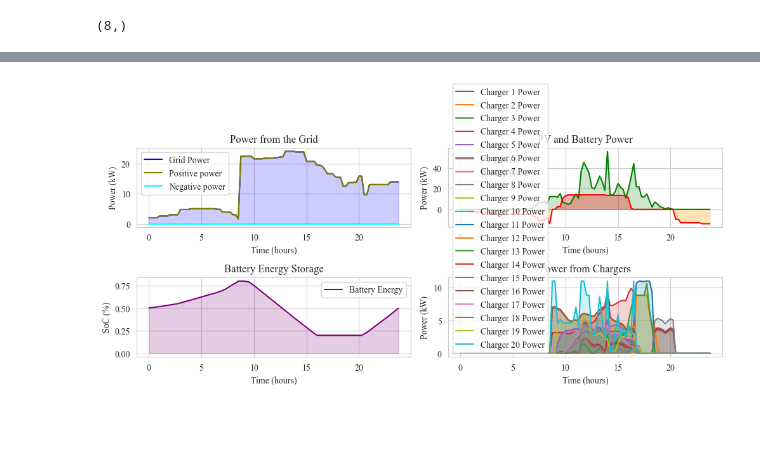
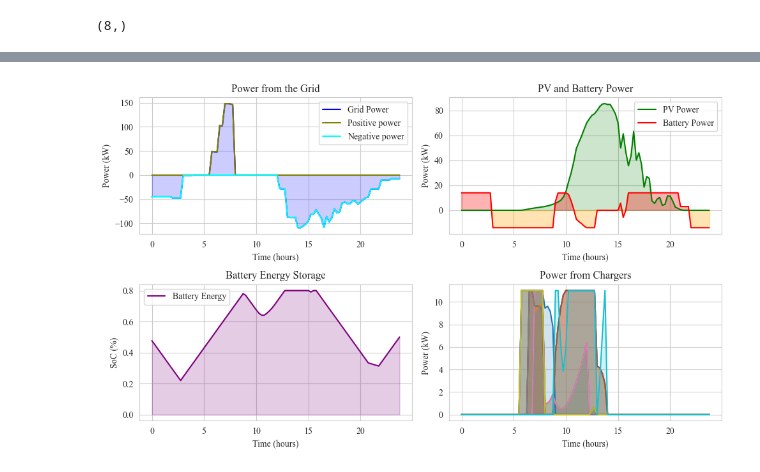
Before and after one commit to ES-Lab/ES-MDN-MPC, a Jupyter notebook: GMM_MPC.ipynb, the cells around one changed output, grey strips where cells are left out. Drawn from its saved outputs; the diff is of its cells as text; code cells hidden in the pictures; blank space fills up the shorter version.

Commit message:
works with data

```diff
--- a/GMM_MPC.ipynb
+++ b/GMM_MPC.ipynb
@@ -969,15 +1006,15 @@ results = {
 num_chargers=4
 time_resolution=0.25
 storage_capacity=30
-capacity_high_limit=0.8
+capacity_high_limit=0.85
 capacity_low_limit=0.2
 p_storage_limit=14
 p_charger_limit=11
 
 for t in range(1, num_time_steps+1, time_shift):
-    p_pv = data_day[t, 4]/ 1000  # PV power generation over time
+    p_pv = expanded_pv[t]/ 1000  # PV power generation over time
     charger_availability = charger_availability_data[t, :num_chargers]  # Charger availability
-    p_price = expanded_prices[t]
+    p_price = expanded_price[t]
 
     p_chargers_exec = p_chargers.value[t]
     p_grid_exec  = p_grid.value[t]
@@ -1024,8 +1061,8 @@ plt.legend()
 
 # Plot PV power and battery power
 plt.subplot(2, 3, 2)
-plt.plot(time_steps, data_day[1:1+len(time_steps),4]/1000, label='PV Power', color='green')
-plt.fill_between(time_steps, 0, data_day[1:1+len(time_steps),4]/1000, color='green', alpha=0.2)
+plt.plot(time_steps, expanded_pv[1:1+len(time_steps)]/1000, label='PV Power', color='green')
+plt.fill_between(time_steps, 0, expanded_pv[1:1+len(time_steps)]/1000, color='green', alpha=0.2)
 plt.plot(time_steps, results['p_storage'], label='Battery Power', color='red')
 plt.fill_between(time_steps, 0, results['p_storage'], where=np.array(results['p_storage']) >= 0, color='red', alpha=0.3, interpolate=True)
 plt.fill_between(time_steps, 0, results['p_storage'], where=np.array(results['p_storage']) < 0, color='orange', alpha=0.3, interpolate=True)
@@ -1046,8 +1083,8 @@ plt.legend()
 # Plot electricity price
 plt.subplot(2, 3, 4)
 for i in range(4):
-    plt.plot(time_steps, expanded_prices[1:1+len(time_steps)], label=f'p_price')
-    plt.fill_between(time_steps, 0, expanded_prices[1:1+len(time_steps)], alpha=0.2)
+    plt.plot(time_steps, expanded_price[1:1+len(time_steps)], label=f'p_price')
+    plt.fill_between(time_steps, 0, expanded_price[1:1+len(time_steps)], alpha=0.2)
 plt.xlabel('Time (hours)')
 plt.ylabel('Day-ahead Price (EUR/MWh)')
 plt.title('Electricity price')
@@ -1361,7 +1200,6 @@ class MPC:
         self.p_grid_negative = cp.Variable(self.num_time_steps, nonneg=True)
         self.p_storage = cp.Variable(self.num_time_steps)
         self.storage_energy = cp.Variable(self.num_time_steps, nonneg=True)
-        self.slack = cp.Variable(self.num_time_steps)  # Slack variable for power balance constraints
 
         # Binary variables for big-M method
         self.binary_pos = cp.Variable(self.num_time_steps, boolean=True)
@@ -1373,7 +1211,7 @@ class MPC:
         constraints.append(self.p_chargers <= charger_availability*self.p_charger_limit)
 
         # Power balance constraints
-        constraints.append(p_pv + self.p_grid + self.p_storage + self.slack == cp.sum(self.p_chargers, axis=1))
+        constraints.append(p_pv + self.p_grid + self.p_storage == cp.sum(self.p_chargers, axis=1))
 
         # Storage constraints
         constraints.append(self.storage_energy <= self.storage_capacity * self.capacity_high_limit)
@@ -1410,9 +1248,8 @@ class MPC:
 
         # Objective: Minimize total grid power usage
         objective = cp.Minimize(cp.sum(self.p_grid**2)
-                                + cp.sum(cp.multiply(self.p_price,self.p_grid_positive))*1e3
-                                - cp.sum(cp.multiply(self.p_price/2,self.p_grid_negative))*1e3
-                                + cp.sum(self.slack**2)*1e3
+                                + cp.sum(cp.multiply(self.p_price,self.p_grid_positive))
+                                - cp.sum(cp.multiply(self.p_price/2,self.p_grid_negative))
                                 + smoothing_penalty)
 
         # Problem definition and solving
@@ -1461,9 +1298,9 @@ results = {
 }
 
 for t in range(1, num_time_steps, time_shift):
-    p_pv = data_day[t-1:, 4]/ 1000  # PV power generation over time
+    p_pv = expanded_pv[t-1:]/ 1000  # PV power generation over time
     charger_availability = charger_availability_data[t-1:, :mpc.num_chargers]  # Charger availability
-    p_price = expanded_prices[t-1:]
+    p_price = expanded_price[t-1:]
 
     print(p_pv.shape, results['remaining_demand'][-1,:].shape, charger_availability.shape, results['storage_energy'][-1])
     command = mpc.step(p_pv, results, charger_availability, p_price)
@@ -1506,8 +1343,8 @@ plt.legend()
 
 # Plot PV power and battery power
 plt.subplot(2, 3, 2)
-plt.plot(time_steps, data_day[1:1+len(time_steps),4]/1.4/1000, label='PV Power', color='green')
-plt.fill_between(time_steps, 0, data_day[1:1+len(time_steps),4]/1.4/1000, color='green', alpha=0.2)
+plt.plot(time_steps, expanded_pv[1:1+len(time_steps)]/1000, label='PV Power', color='green')
+plt.fill_between(time_steps, 0, expanded_pv[1:1+len(time_steps)]/1000, color='green', alpha=0.2)
 plt.plot(time_steps, results['p_storage'], label='Battery Power', color='red')
 plt.fill_between(time_steps, 0, results['p_storage'], where=np.array(results['p_storage']) >= 0, color='red', alpha=0.3, interpolate=True)
 plt.fill_between(time_steps, 0, results['p_storage'], where=np.array(results['p_storage']) < 0, color='orange', alpha=0.3, interpolate=True)
@@ -1528,8 +1365,8 @@ plt.legend()
 # Plot electricity price
 plt.subplot(2, 3, 4)
 for i in range(4):
-    plt.plot(time_steps, expanded_prices[1:1+len(time_steps)], label=f'p_price')
-    plt.fill_between(time_steps, 0, expanded_prices[1:1+len(time_steps)], alpha=0.2)
+    plt.plot(time_steps, expanded_price[1:1+len(time_steps)], label=f'p_price')
+    plt.fill_between(time_steps, 0, expanded_price[1:1+len(time_steps)], alpha=0.2)
 plt.xlabel('Time (hours)')
 plt.ylabel('Day-ahead Price (EUR/MWh)')
 plt.title('Electricity price')
@@ -2007,7 +1782,7 @@ for i in range(len(axes)):
     axes[i].plot(charging_time, np.repeat(ev_demand_initial[0,i]/(max(charging_time)-min(charging_time)), len(charging_time)) , color = 'black', linestyle='--', linewidth=0.6)
 
     axes[i].set_ylabel(f'Charger {i+1} (kW)', size=14)
-    axes[i].set_ylim([0, 10.5])
+    axes[i].set_ylim([0, 12])
     axes[i].grid(True, which='minor', linestyle='--', linewidth=0.3)
     axes[i].grid(True, which='major', linestyle='-', linewidth=0.6)
 
@@ -2152,10 +1928,10 @@ import matplotlib.pyplot as plt
 num_time_steps = 24*4  # 24 hours * 4 (15-minute resolution)
 num_chargers = 4*SCALE_FACTOR
 
-p_pv = data_day[:num_time_steps+1, 4]*SCALE_FACTOR / 1000  # PV power generation over time (size: num_time_steps)
-charger_availability = np.hstack([data_day[:num_time_steps+1, :4]]*SCALE_FACTOR)  # Charger availability (size: num_chargers x num_time_steps)
+p_pv = expanded_pv[:num_time_steps+1]*SCALE_FACTOR / 1000  # PV power generation over time (size: num_time_steps)
+charger_availability = np.hstack([charger_availability_data]*SCALE_FACTOR)  # Charger availability (size: num_chargers x num_time_steps)
 ev_demand = np.hstack([np.array([20, 15, 25, 45])]*SCALE_FACTOR)  # Demand for each EV (size: num_chargers)
-price = expanded_prices[:num_time_steps+1]
+price = expanded_price[:num_time_steps+1]
 
 time_resolution = 0.25  # 15 minutes
 
@@ -2283,7 +2059,7 @@ for i in range(4*SCALE_FACTOR):
 plt.xlabel('Time (hours)')
 plt.ylabel('Power (kW)')
 plt.title('Power from Chargers')
-plt.legend()
+# plt.legend()
 
 plt.tight_layout()
 plt.show()
@@ -2308 +2084 @@ Optimal objective value: 46122.18748130266
-[figure, old version]
+[figure, new version]
```
Also changed, not shown: parts of 68 cells of this notebook, 1 other file.
